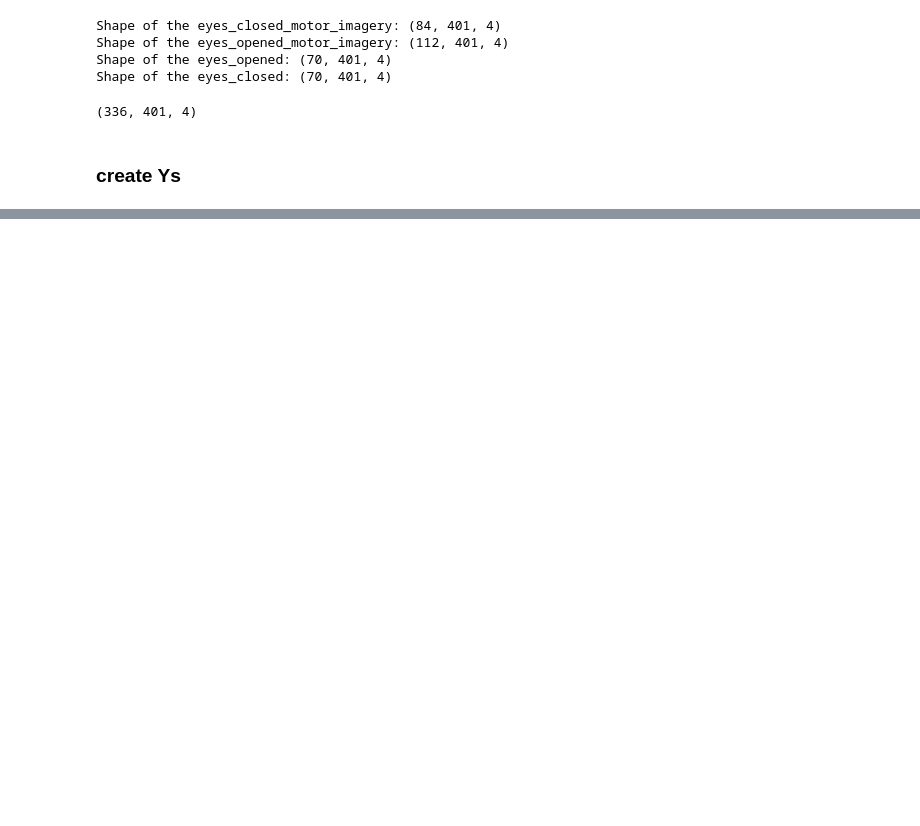
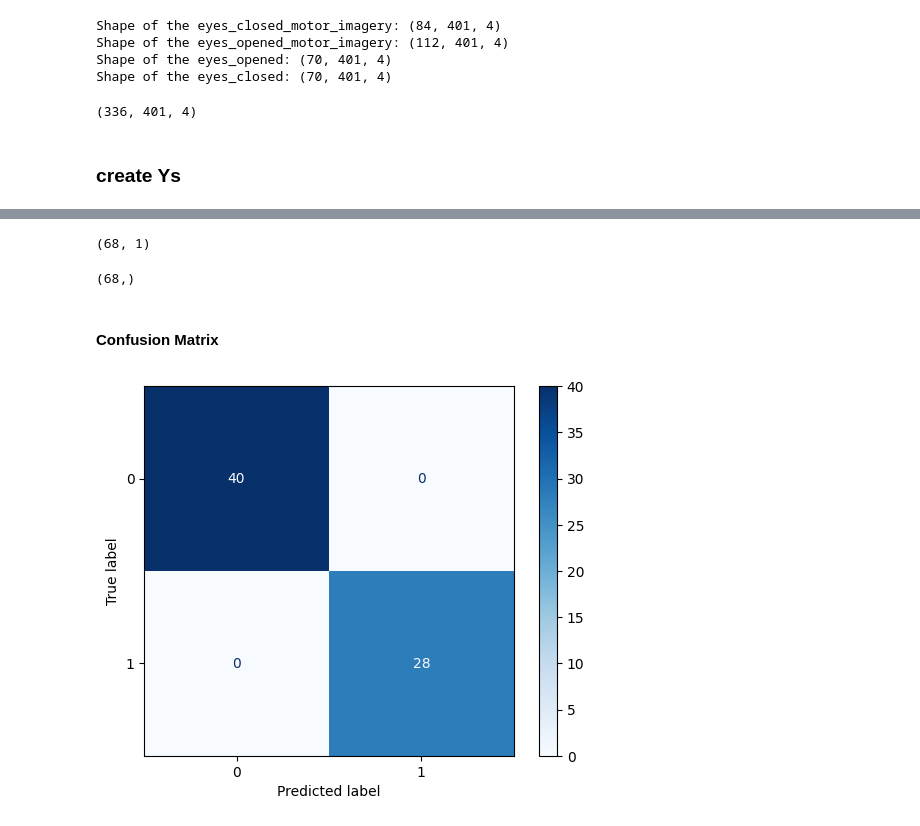
Before and after one commit to akash-siv/bci_nn_model, a Jupyter notebook: new_pipeline_model.ipynb, the cells around one changed output, grey strips where cells are left out. Saved outputs shown, nothing was run; the diff lists cells and outputs as text; code cells hidden in the pictures; blank space fills up the shorter version.

Commit message:
new model with fft pipiline

```diff
--- a/new_pipeline_model.ipynb
+++ b/new_pipeline_model.ipynb
@@ -47,0 +168,7 @@ Y.shape
+# %%
+model = keras.models.load_model("my_model.h5")
+
+test_loss, test_acc = model.evaluate(x_test, y_test)
+
+print("Test accuracy", test_acc)
+print("Test loss", test_loss)
@@ -47,0 +187,4 @@ Y.shape
+# %%
+ypred = model.predict(x_test)
+print(x_test.shape)
+print(y_test.shape)
@@ -47,0 +229,30 @@ Y.shape
+# %%
+ypred = (ypred > 0.5).astype(int)
+# %%
+ypred.shape
+# %% [output]
+(68, 1)
+# %%
+ypred = ypred[:, 0]  # Select the first column
+# %%
+ypred.shape
+# %% [output]
+(68,)
+# %% [markdown]
+#### Confusion Matrix
+# %%
+# for X_test
+from sklearn.metrics import ConfusionMatrixDisplay
+from sklearn.metrics import confusion_matrix
+import matplotlib.pyplot as plt
+
+labels = ["0","1"]
+
+cm = confusion_matrix(y_test, ypred)
+
+disp = ConfusionMatrixDisplay(confusion_matrix=cm, display_labels=labels)
+
+disp.plot(cmap=plt.cm.Blues)
+plt.show()
+# %% [output]
+[figure, added]
```
Also changed, not shown: parts of 26 cells of this notebook, 1 other file.
